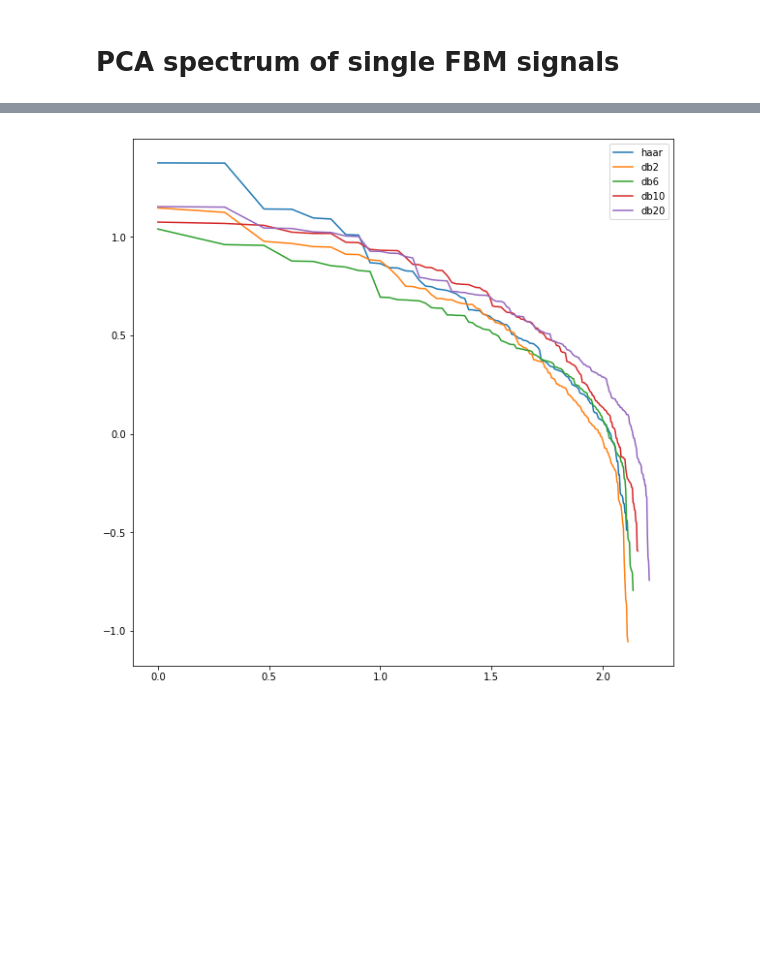
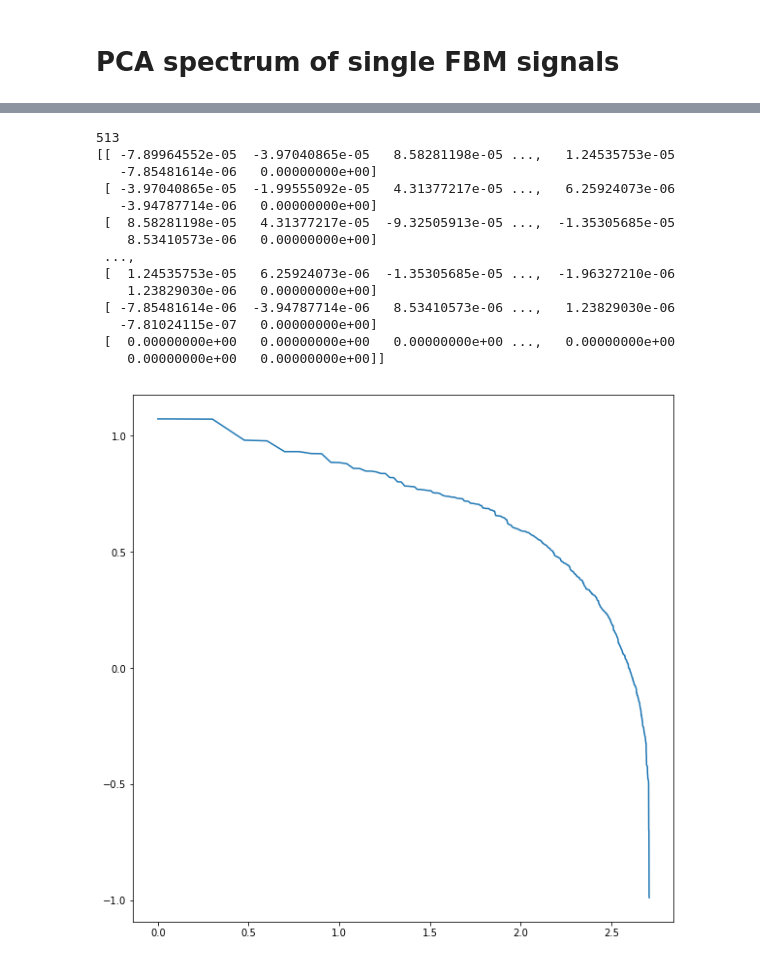
Before and after one commit to Agrim9/MultiFractal_Signal_Analysis, a Jupyter notebook: FBM_NB.ipynb, the cells around one changed output, grey strips where cells are left out. Drawn from its saved outputs; the diff is of its cells as text; code cells hidden in the pictures; blank space fills up the shorter version.

```diff
--- a/FBM_NB.ipynb
+++ b/FBM_NB.ipynb
@@ -76,7 +76,7 @@ from scipy.optimize import curve_fit
 def Lf(x, A, B): # this is your 'straight line' y=f(x)
     return A*x + B
 
-M=50
+M=200
 H=0.6
 f = FBM(n=M, hurst=H, length=0.5, method='daviesharte')
 # Generate a fBm realization
@@ -97,8 +97,6 @@ AutoCorr_mat=toeplitz(R[0:M],R[0:M])
 
 num_sim=50
 for i in range(num_sim):
-    M=50
-    H=0.6
     f1 = FBM(n=M, hurst=H, length=0.5, method='daviesharte')
     # Generate a fBm realization
     if(i==0):
@@ -108,7 +106,8 @@ for i in range(num_sim):
 
 #mean_vec=[t_values[i]**(2*H) for i in range(0,M)]
 mean_vec=avg_sample/num_sim
-AutoCov_mat=AutoCorr_mat-np.outer(mean_vec,mean_vec)
+#print(mean_vec)
+AutoCov_mat=AutoCorr_mat
 
 U,S,V=svd(AutoCov_mat)
 plt.rcParams['figure.figsize'] = (10, 10)
@@ -130,19 +129,17 @@ import pywt
 def Qf(x, A, B,C): # this is your 'straight line' y=f(x)
     return A*x**2 + B*x + C
 
-def get_wavelet_var(wavelet,est_sil=1):
-    H=0.3
+def get_wavelet_var(wavelet,H=0.3,est_sil=1):
     samp_size=1024
     f = FBM(n=samp_size, hurst=H, length=0.5, method='daviesharte')
     # Generate a fBm realization
     fbm_sample = f.fbm()
     # Get the times associated with the fBm
     t_values = f.times()
-    cA1, cD1 = pywt.dwt(fbm_sample, wavelet)
-    cA2, cD2 = pywt.dwt(cA1, wavelet)
-    cA, cD = pywt.dwt(cA2, wavelet)
+    cA, cD = pywt.dwt(fbm_sample, wavelet)
 
     M=len(cD)
+    print(M)
     # plt.rcParams['figure.figsize'] = (10, 10)
     # #plt.plot(fbm_sample[::2])
     # #plt.plot(cD)
@@ -157,46 +154,59 @@ def get_wavelet_var(wavelet,est_sil=1):
 
     num_sim=50
     for i in range(num_sim):
-        H=0.6
         f1 = FBM(n=samp_size, hurst=H, length=0.5, method='daviesharte')
         # Generate a fBm realization
         if(i==0):
-            temp_cA1,temp_cD1=pywt.dwt(f1.fbm(),wavelet)
-            temp_cA2,temp_cD2=pywt.dwt(temp_cA1,wavelet)
-            temp_cA,temp_cD=pywt.dwt(temp_cA2,wavelet)
+            temp_cA,temp_cD=pywt.dwt(f1.fbm(),wavelet)
             avg_cD=temp_cD
         else:
-            temp_cA1,temp_cD1=pywt.dwt(f1.fbm(),wavelet)
-            temp_cA2,temp_cD2=pywt.dwt(temp_cA1,wavelet)
-            temp_cA,temp_cD=pywt.dwt(temp_cA2,wavelet)
+            temp_cA1,temp_cD=pywt.dwt(f1.fbm(),wavelet)
             avg_cD += temp_cD
 
     #mean_vec=[t_values[i]**(2*H) for i in range(0,M)]
     mean_vec=avg_cD/num_sim
+    #print(AutoCorr_mat)
+    #print(np.outer(mean_vec,mean_vec))
+
     AutoCov_mat=AutoCorr_mat-np.outer(mean_vec,mean_vec)
+    print(AutoCov_mat-AutoCorr_mat)
 
     U,S,V=svd(AutoCov_mat)
     plt.rcParams['figure.figsize'] = (10, 10)
     plt.plot(np.log10(np.arange(M)+1),np.log10(S))
 
 #     expected_slope=-(2*H+1)
 #     A,B = curve_fit(Lf,np.log10(np.arange(2,M)),np.log10(S[2:]))[0] # your data x, y to fit
 #     if(est_sil==0):
 #         x=np.log10(np.arange(M)+1)
 #         y=A*x+B
 #         plt.plot(x,y)
 #     print(-(A+1)/2)
 #     return A,B
     #plt.plot([0,np.log10(M)],[B,A*np.log10(M)+B])
 
 get_wavelet_var('haar')
-get_wavelet_var('db2')
-get_wavelet_var('db6')
-get_wavelet_var('db10')
-get_wavelet_var('db20')
-plt.legend(['haar','db2','db6','db10','db20'])
+# get_wavelet_var('db2')
+# get_wavelet_var('db6')
+# get_wavelet_var('db10')
+# get_wavelet_var('db20')
+# plt.legend(['haar','db2','db6','db10','db20'])
 plt.show()
 
 #print(S)
 # %% [output]
+513
+[[ -7.89964552e-05  -3.97040865e-05   8.58281198e-05 ...,   1.24535753e-05
+   -7.85481614e-06   0.00000000e+00]
+ [ -3.97040865e-05  -1.99555092e-05   4.31377217e-05 ...,   6.25924073e-06
+   -3.94787714e-06   0.00000000e+00]
+ [  8.58281198e-05   4.31377217e-05  -9.32505913e-05 ...,  -1.35305685e-05
+    8.53410573e-06   0.00000000e+00]
+ ...,
+ [  1.24535753e-05   6.25924073e-06  -1.35305685e-05 ...,  -1.96327210e-06
+    1.23829030e-06   0.00000000e+00]
+ [ -7.85481614e-06  -3.94787714e-06   8.53410573e-06 ...,   1.23829030e-06
+   -7.81024115e-07   0.00000000e+00]
+ [  0.00000000e+00   0.00000000e+00   0.00000000e+00 ...,   0.00000000e+00
+    0.00000000e+00   0.00000000e+00]]
-[figure, old version]
+[figure, new version]
```
Also changed, not shown: parts of 9 cells of this notebook, 3 other files.
